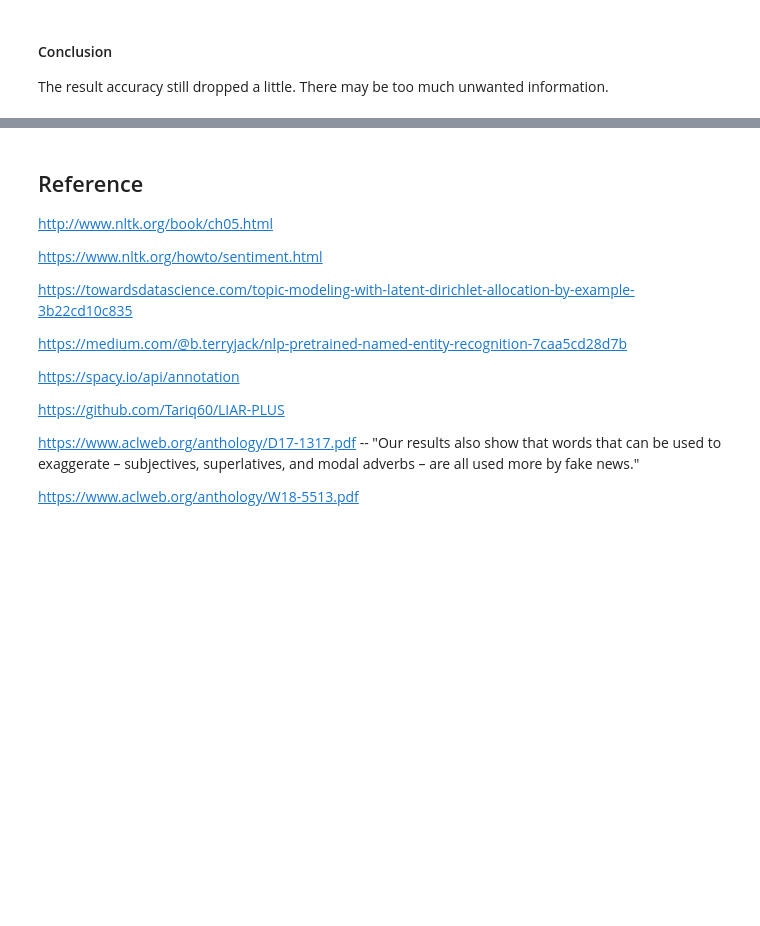
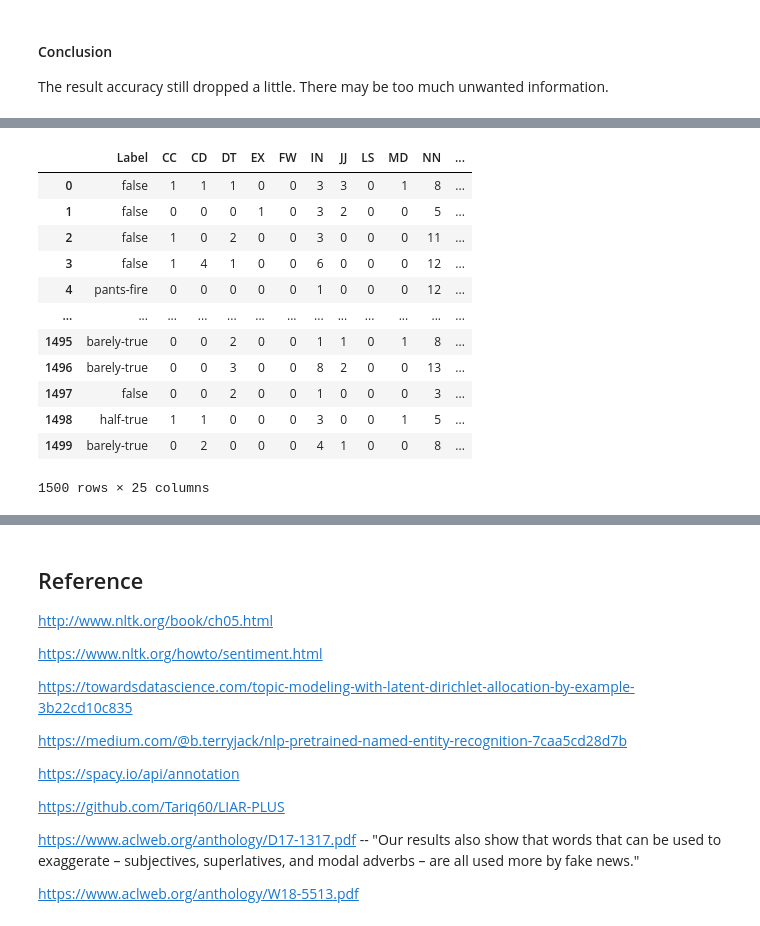
Before and after one commit to Wayne122/CMPE257, a Jupyter notebook: Alternus_Vera.ipynb, the cells around one changed output, grey strips where cells are left out. Cells and saved outputs as stored; diff of their text form; code cells hidden in the pictures; blank space fills up the shorter version.

```diff
--- a/Alternus_Vera.ipynb
+++ b/Alternus_Vera.ipynb
@@ -4898,0 +5117,40 @@ The result accuracy still dropped a little. There may be too much unwanted infor
+# %%
+sid = SentimentIntensityAnalyzer()
+
+SA_C = []
+SA_P = []
+SA_NU = []
+SA_NG = []
+
+for sentence in news_df['Statement']:
+    ss = sid.polarity_scores(sentence)
+    for k in sorted(ss):
+        if k == 'compound':
+            SA_C.append(ss[k])
+        elif k == 'pos':
+            SA_P.append(ss[k])
+        elif k == 'neu':
+            SA_NU.append(ss[k])
+        elif k == 'neg':
+            SA_NG.append(ss[k])
+# %%
+test_df_prepro['SA_C'] = SA_C
+test_df_prepro['SA_P'] = SA_P
+test_df_prepro['SA_NU'] = SA_NU
+test_df_prepro['SA_NG'] = SA_NG
+
+test_df_prepro
+# %% [output]
+|  | Label | CC | CD | DT | EX | FW | IN | JJ | LS | MD | NN | ... |
+| 0 | false | 1 | 1 | 1 | 0 | 0 | 3 | 3 | 0 | 1 | 8 | ... |
+| 1 | false | 0 | 0 | 0 | 1 | 0 | 3 | 2 | 0 | 0 | 5 | ... |
+| 2 | false | 1 | 0 | 2 | 0 | 0 | 3 | 0 | 0 | 0 | 11 | ... |
+| 3 | false | 1 | 4 | 1 | 0 | 0 | 6 | 0 | 0 | 0 | 12 | ... |
+| 4 | pants-fire | 0 | 0 | 0 | 0 | 0 | 1 | 0 | 0 | 0 | 12 | ... |
+| ... | ... | ... | ... | ... | ... | ... | ... | ... | ... | ... | ... | ... |
+| 1495 | barely-true | 0 | 0 | 2 | 0 | 0 | 1 | 1 | 0 | 1 | 8 | ... |
+| 1496 | barely-true | 0 | 0 | 3 | 0 | 0 | 8 | 2 | 0 | 0 | 13 | ... |
+| 1497 | false | 0 | 0 | 2 | 0 | 0 | 1 | 0 | 0 | 0 | 3 | ... |
+| 1498 | half-true | 1 | 1 | 0 | 0 | 0 | 3 | 0 | 0 | 1 | 5 | ... |
+| 1499 | barely-true | 0 | 2 | 0 | 0 | 0 | 4 | 1 | 0 | 0 | 8 | ... |
+1500 rows × 25 columns
```
Also changed, not shown: parts of 30 cells of this notebook.
